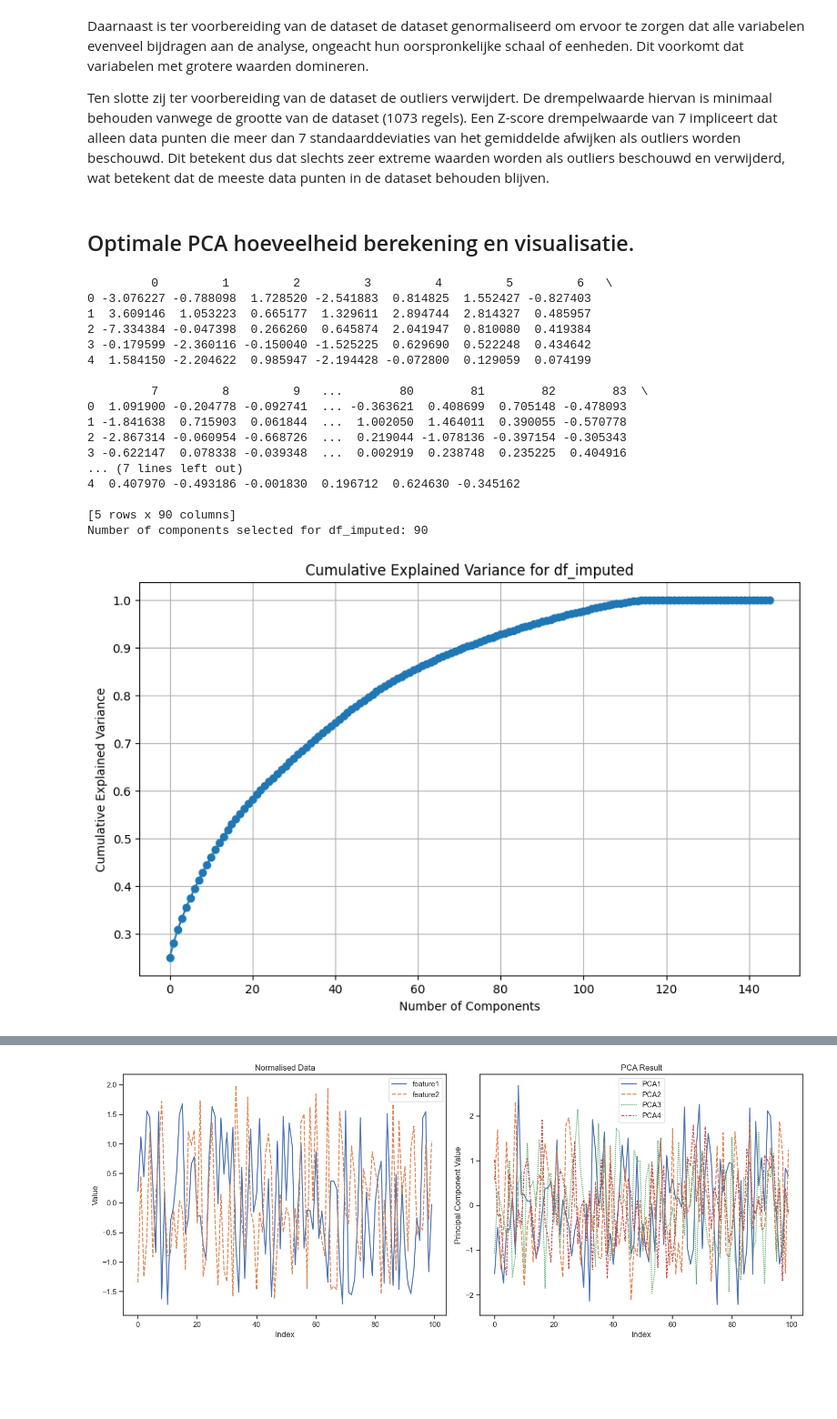
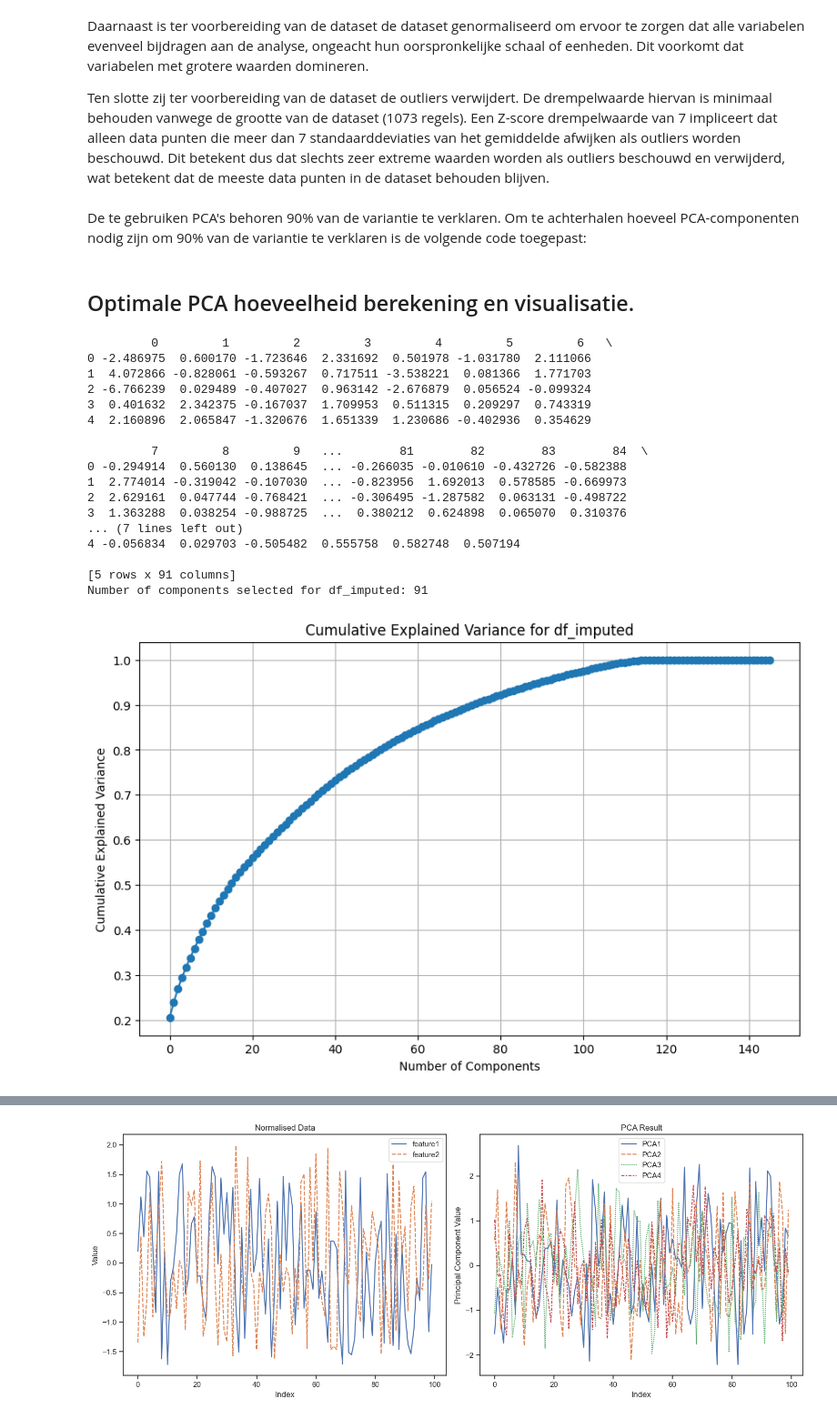
Before and after one commit to TheVioletRaven/NSE_OU, a Jupyter notebook: Casus_Open_Universiteit.ipynb, the cells around one changed output, grey strips where cells are left out. Shown at 91% size. Drawn from its saved outputs; the diff is of its cells as text; code cells hidden in the pictures; blank space fills up the shorter version.

```diff
--- a/Casus_Open_Universiteit.ipynb
+++ b/Casus_Open_Universiteit.ipynb
@@ -335,11 +332,6 @@ plt.show()
 
 [63 rows x 5 columns]
 [figure]
-# %%
-# bron: https://seaborn.pydata.org/examples/scatterplot_matrix.html
-sns.set_theme(style="ticks")
-
-sns.pairplot(df)
 # %% [markdown]
 # Data preparatie (Dimensie reductie, normalisatie en outliers verwijderen)
 # %% [markdown]
@@ -353,7 +345,7 @@ Daarnaast is ter voorbereiding van de dataset de dataset genormaliseerd om ervoo
 
 Ten slotte zij ter voorbereiding van de dataset de outliers verwijdert. De drempelwaarde hiervan is minimaal behouden vanwege de grootte van de dataset (1073 regels). Een Z-score drempelwaarde van 7 impliceert dat alleen data punten die meer dan 7 standaarddeviaties van het gemiddelde afwijken als outliers worden beschouwd. Dit betekent dus dat slechts zeer extreme waarden worden als outliers beschouwd en verwijderd, wat betekent dat de meeste data punten in de dataset behouden blijven.
 # %%
-def process_pca(df, threshold=7):
+def process_pca(df, threshold=4):
     numerical_cols = df.select_dtypes(include=['float64', 'int64']).columns
     df_numerical = df[numerical_cols]
 
@@ -379,55 +371,70 @@ def process_pca(df, threshold=7):
         pca_df = pd.DataFrame(data=pca_result, columns=[f'PCA{i+1}' for i in range(n_components)])
 
         return pca_df, cumulative_variance, n_components, scaled_data, pca_result
+# %% [markdown]
+De te gebruiken PCA's behoren 90% van de variantie te verklaren. Om te achterhalen hoeveel PCA-componenten nodig zijn om 90% van de variantie te verklaren is de volgende code toegepast:
 # %% [markdown]
 ## Optimale PCA hoeveelheid berekening en visualisatie.
 # %%
-# Functie PCA processing
+def remove_outliers(scaled_data):
+    # IsolationForest model for outlier detection
+    iso = IsolationForest(contamination=0.05)  # Adjust the contamination as necessary
+    yhat = iso.fit_predict(scaled_data)
+
+    # Select all rows that are not outliers
+    mask = yhat != -1
+    scaled_data_no_outliers = scaled_data[mask]
+
+    return scaled_data_no_outliers
+
 def process_pca(df, explained_variance_threshold=0.95):
     scaler = StandardScaler()
     scaled_data = scaler.fit_transform(df)
 
+    # Outlier removal on scaled data
+    scaled_data_no_outliers = remove_outliers(scaled_data)
+
     pca = PCA()
-    pca_result = pca.fit(scaled_data)
+    pca_result = pca.fit(scaled_data_no_outliers)
 
     cumulative_variance = np.cumsum(pca.explained_variance_ratio_)
     n_components = np.argmax(cumulative_variance >= explained_variance_threshold) + 1
 
     pca = PCA(n_components=n_components)
-    pca_df = pd.DataFrame(pca.fit_transform(scaled_data))
+    pca_df = pd.DataFrame(pca.fit_transform(scaled_data_no_outliers))
 
-    return pca_df, cumulative_variance, n_components, scaled_data, pca_result
+    return pca_df, cumulative_variance, n_components, scaled_data_no_outliers, pca_result
 
 # Run PCA op df_imputed
 pca_df_imputed, cumulative_variance_imputed, n_components_imputed, scaled_data_imputed, pca_result_imputed = process_pca(df_imputed)
 
 if pca_df_imputed is not None:
     print(pca_df_imputed.head())
     print(f'Number of components selected for df_imputed: {n_components_imputed}')
 
     plt.figure(figsize=(10, 6))
     plt.plot(cumulative_variance_imputed, marker='o')
     plt.title('Cumulative Explained Variance for df_imputed')
     plt.xlabel('Number of Components')
     plt.ylabel('Cumulative Explained Variance')
     plt.grid(True)
     plt.show()
 # %% [output]
          0         1         2         3         4         5         6   \
-0 -3.076227 -0.788098  1.728520 -2.541883  0.814825  1.552427 -0.827403
-1  3.609146  1.053223  0.665177  1.329611  2.894744  2.814327  0.485957
-2 -7.334384 -0.047398  0.266260  0.645874  2.041947  0.810080  0.419384
-3 -0.179599 -2.360116 -0.150040 -1.525225  0.629690  0.522248  0.434642
-4  1.584150 -2.204622  0.985947 -2.194428 -0.072800  0.129059  0.074199
+0 -2.486975  0.600170 -1.723646  2.331692  0.501978 -1.031780  2.111066
+1  4.072866 -0.828061 -0.593267  0.717511 -3.538221  0.081366  1.771703
+2 -6.766239  0.029489 -0.407027  0.963142 -2.676879  0.056524 -0.099324
+3  0.401632  2.342375 -0.167037  1.709953  0.511315  0.209297  0.743319
+4  2.160896  2.065847 -1.320676  1.651339  1.230686 -0.402936  0.354629
 
-         7         8         9   ...        80        81        82        83  \
-0  1.091900 -0.204778 -0.092741  ... -0.363621  0.408699  0.705148 -0.478093
-1 -1.841638  0.715903  0.061844  ...  1.002050  1.464011  0.390055 -0.570778
-2 -2.867314 -0.060954 -0.668726  ...  0.219044 -1.078136 -0.397154 -0.305343
-3 -0.622147  0.078338 -0.039348  ...  0.002919  0.238748  0.235225  0.404916
+         7         8         9   ...        81        82        83        84  \
+0 -0.294914  0.560130  0.138645  ... -0.266035 -0.010610 -0.432726 -0.582388
+1  2.774014 -0.319042 -0.107030  ... -0.823956  1.692013  0.578585 -0.669973
+2  2.629161  0.047744 -0.768421  ... -0.306495 -1.287582  0.063131 -0.498722
+3  1.363288  0.038254 -0.988725  ...  0.380212  0.624898  0.065070  0.310376
 ... (7 lines left out)
-4  0.407970 -0.493186 -0.001830  0.196712  0.624630 -0.345162
+4 -0.056834  0.029703 -0.505482  0.555758  0.582748  0.507194
 
-[5 rows x 90 columns]
-Number of components selected for df_imputed: 90
+[5 rows x 91 columns]
+Number of components selected for df_imputed: 91
-[figure, old version]
+[figure, new version]
```
Also changed, not shown: parts of 19 cells of this notebook.
